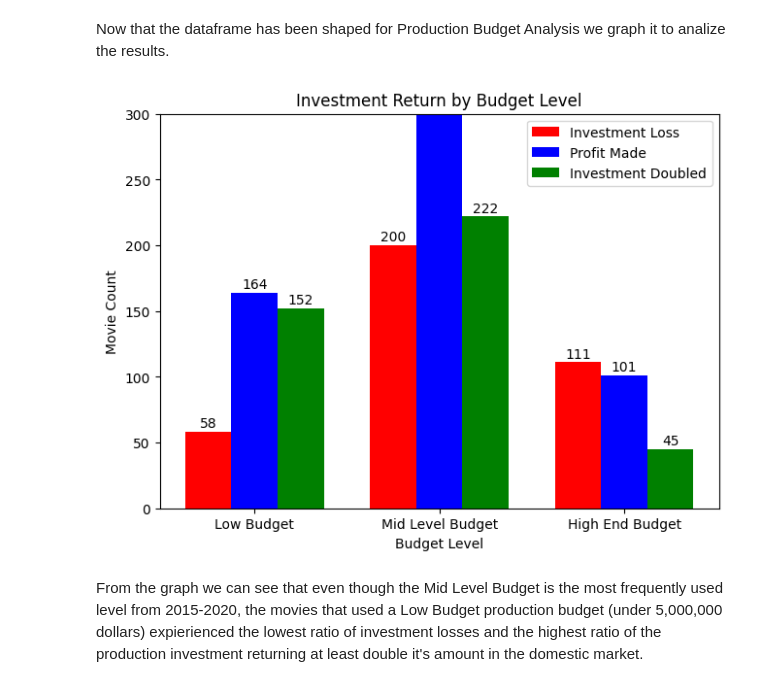
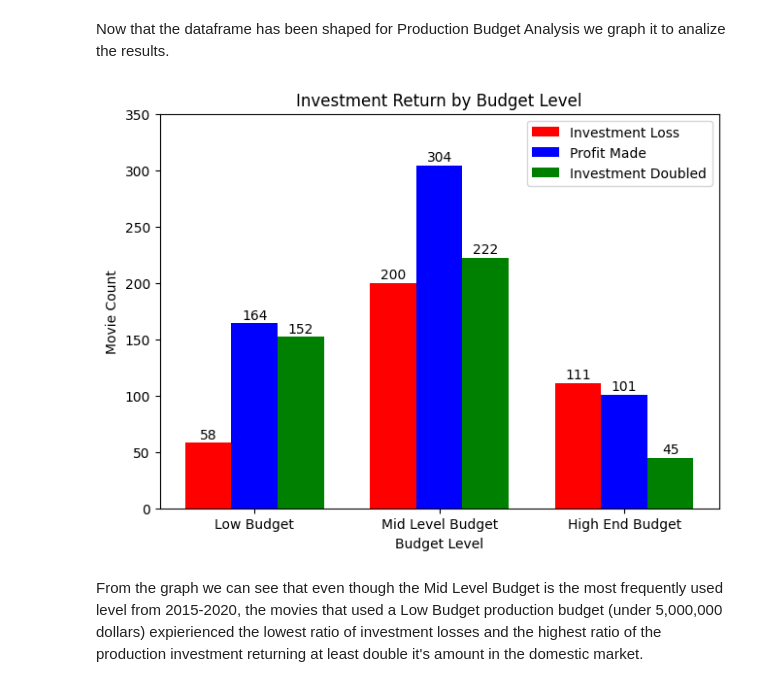
Before and after one commit to AndrewReusche/dsc-phase-2-project-v3, a Jupyter notebook: Movie_Analysis.ipynb, the cells around one changed output. Cells and saved outputs as stored; diff of their text form; code cells hidden in the pictures.

```diff
--- a/Movie_Analysis.ipynb
+++ b/Movie_Analysis.ipynb
@@ -34,7 +34,7 @@ import pandas as pd
 import sqlite3
 # %%
 #read in the csv file from The-Numbers.com and save it as a Dataframe
-TN = pd.read_csv('../zippedData/tn.movie_budgets.csv', index_col= 0)
+TN = pd.read_csv('./zippedData/tn.movie_budgets.csv', index_col= 0)
 TN.head()
 # %% [output]
 |  | release_date | movie | production_budget | domestic_gross | worldwide_gross |
@@ -68,7 +68,7 @@ Here is an Entity Relatiohship Diagram (E.R.D.) for the SQL Datastructure I am a
 #read in the SQL file from IMDB.com and save it as a Dataframe
 
 #connects to the SQLite database
-conn = sqlite3.connect('../zippedData/im.db')
+conn = sqlite3.connect('./zippedData/im.db')
 
 #a query to dictate what data is retrieved from the file
 query= """
@@ -358,36 +358,36 @@ budget_counts = {
 
 #prepares the X axis we will graph
 x = np.arange(len(budgets)) #gives the number of different budget levels
 width = 0.25  #width of the bars to be displayed
 multiplier = 0 #ticker variable to offset the bar positions in the graph
 
 colors = ['red', 'blue', 'green'] #the colors we will assign to the profit levels
 
 fig, ax = plt.subplots(layout='constrained') #creates figure and axis for plotting
 
 #a for loop to iterate through the dataset values, graphing them, and grouping
 #them by their budget level and associated profit result
 for (attribute, measurement), color in zip(budget_counts.items(), colors):
     offset = width * multiplier
     rects = ax.bar(x + offset, measurement, width, label=attribute, color= color)
     ax.bar_label(rects, padding=1)
     multiplier += 1
 
 
 ax.set_ylabel('Movie Count') #sets Y axis title
 ax.set_xlabel('Budget Level') #sets X axis title
 ax.set_title('Investment Return by Budget Level') #sets plot title label
 ax.set_xticks(x + width, budgets) #sets the X axis labels and position
 ax.legend(loc='upper right', ncols=1) #dictates position and layout of legend
-ax.set_ylim(0, 300) #sets Y axis tick limit for viewing ease
+ax.set_ylim(0, 350) #sets Y axis tick limit for viewing ease
 
 #save the plot as a PNG file
-plt.savefig("../images/Investment_Return_by_Budget_Level.png", dpi=150)
+plt.savefig("./images/Investment_Return_by_Budget_Level.png", dpi=150)
 
 #shows the plot
 plt.show()
 # %% [output]
-[figure, old version]
+[figure, new version]
 # %% [markdown]
 From the graph we can see that even though the Mid Level Budget is the most frequently used level from 2015-2020, the movies that used a Low Budget production budget (under 5,000,000 dollars) expierienced the lowest ratio of investment losses and the highest ratio of the production investment returning at least double it's amount in the domestic market.
 # %% [markdown]
```
Also changed, not shown: parts of 4 cells of this notebook, 2 other files.
